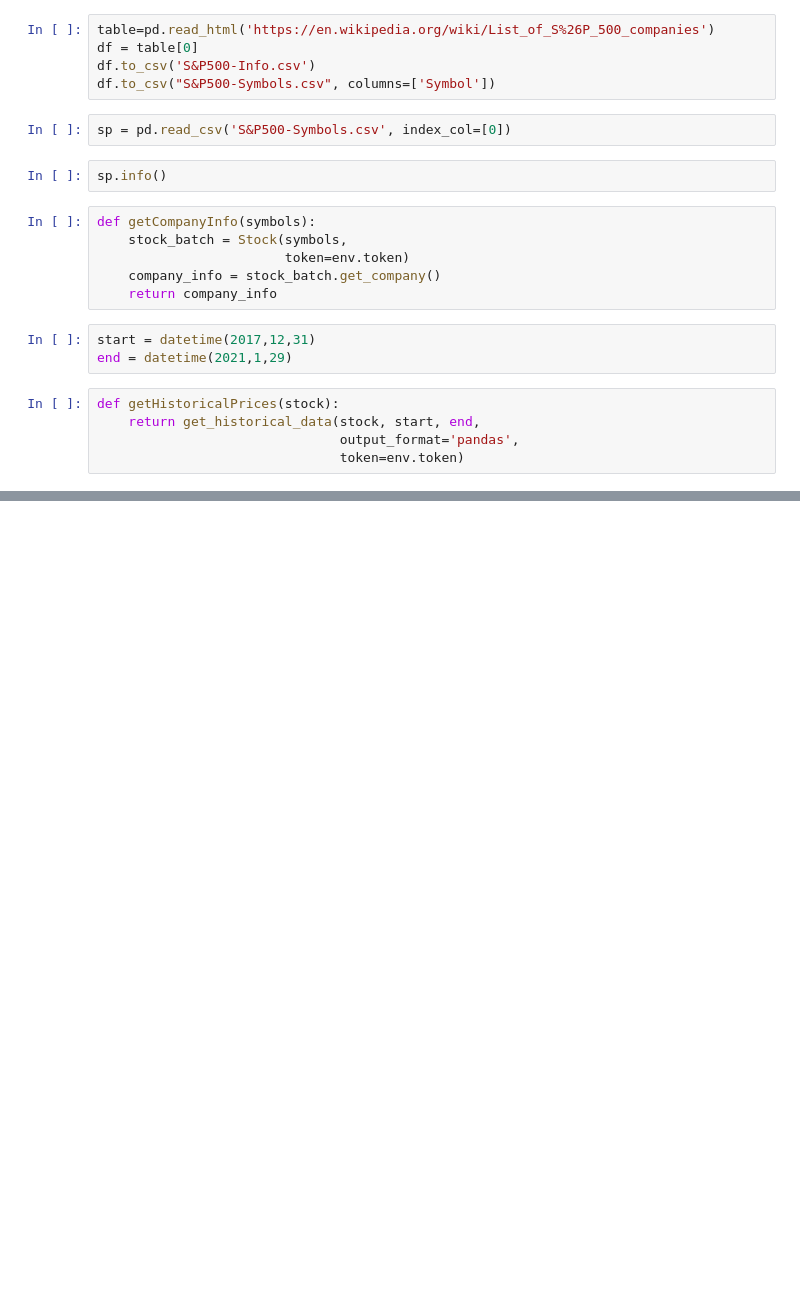
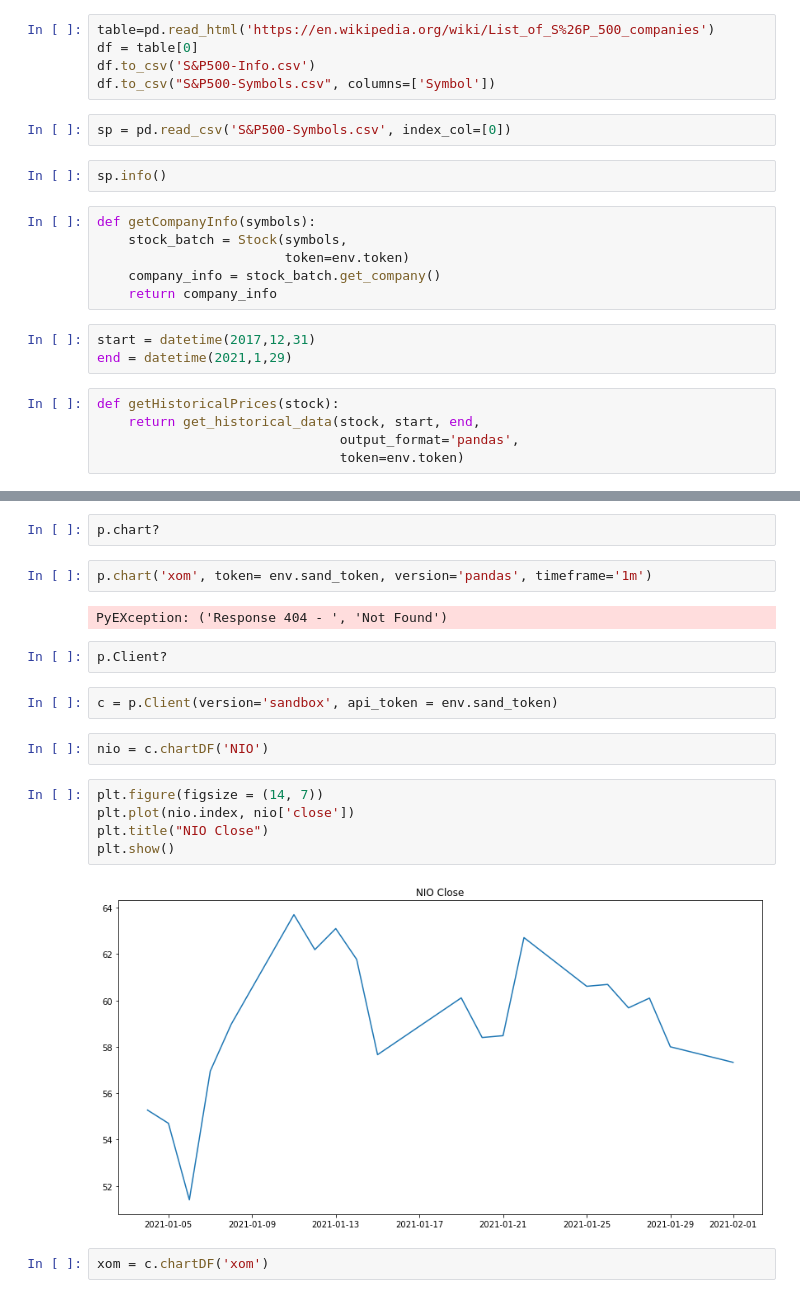
Before and after one commit to george887/IEX_API, a Jupyter notebook: IEX.ipynb, the cells around one changed output, grey strips where cells are left out. Saved outputs shown, nothing was run; the diff lists cells and outputs as text; blank space fills up the shorter version.

Commit message:
added sandbox environment

```diff
--- a/IEX.ipynb
+++ b/IEX.ipynb
@@ -96,0 +57,21 @@ plt.show()
+# %%
+p.chart?
+# %%
+p.chart('xom', token= env.sand_token, version='pandas', timeframe='1m')
+# %% [output]
+PyEXception: ('Response 404 - ', 'Not Found')
+# %%
+p.Client?
+# %%
+c = p.Client(version='sandbox', api_token = env.sand_token)
+# %%
+nio = c.chartDF('NIO')
+# %%
+plt.figure(figsize = (14, 7))
+plt.plot(nio.index, nio['close'])
+plt.title("NIO Close")
+plt.show()
+# %% [output]
+[figure, added]
+# %%
+xom = c.chartDF('xom')
```
Also changed, not shown: parts of 14 cells of this notebook.
